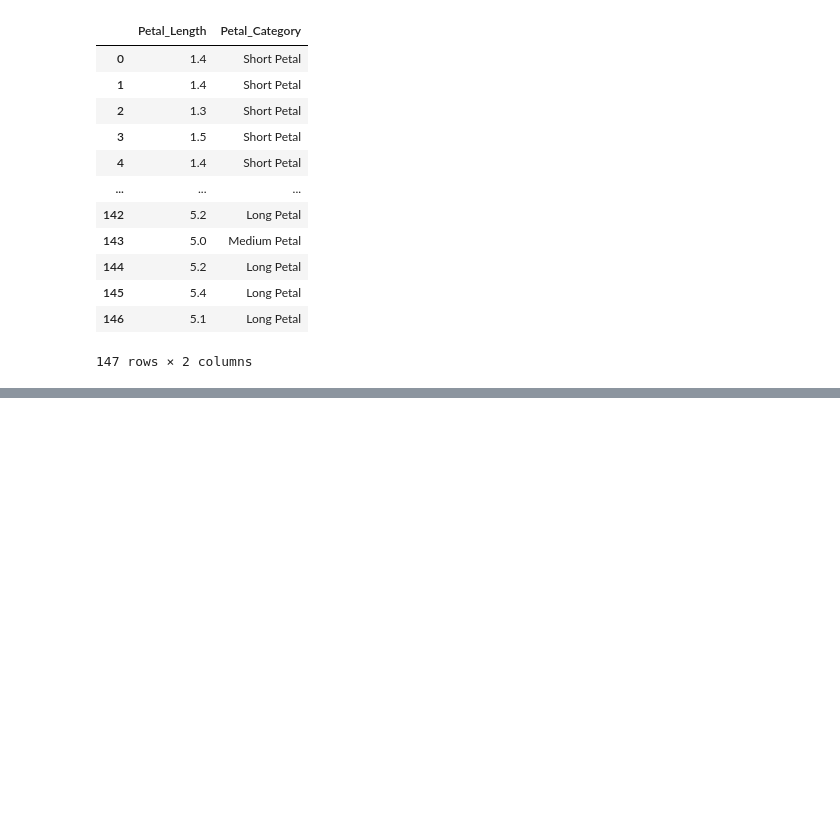
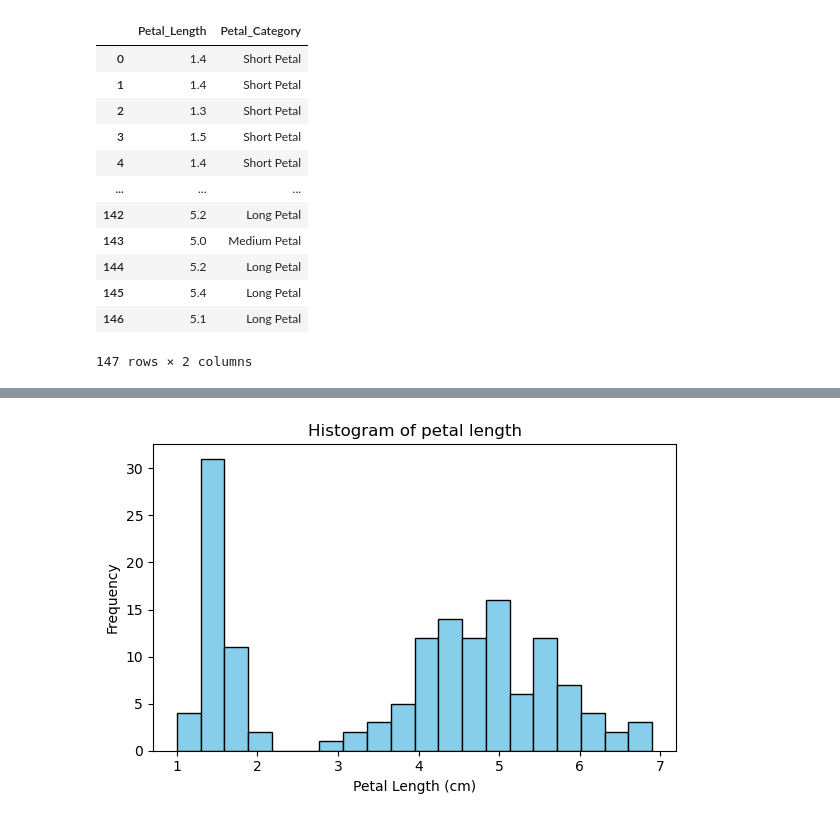
Before and after one commit to MashfikaJahan/iris_dataset_group3, a Jupyter notebook: iris_notebook.ipynb, the cells around one changed output, grey strips where cells are left out. Saved outputs shown, nothing was run; the diff lists cells and outputs as text; code cells hidden in the pictures; blank space fills up the shorter version.

Commit message:
Created histogram, boxplot, and barchart for phase 4

```diff
--- a/iris_notebook.ipynb
+++ b/iris_notebook.ipynb
@@ -218,0 +239,12 @@ df[['Petal_Length', 'Petal_Category']]
+# %%
+#Histogram petal lengths
+plt.figure(figsize = (6,4))
+plt.hist(df['Petal_Length'], bins=20, color='skyblue',edgecolor='black')
+plt.title("Histogram of petal length")
+plt.xlabel("Petal Length (cm)")
+plt.ylabel("Frequency")
+plt.tight_layout()
+plt.savefig("Petal_Histogram.png", dpi=300, bbox_inches='tight')
+plt.show()
+# %% [output]
+[figure, added]
```
Also changed, not shown: parts of 4 cells of this notebook, 3 other files.
